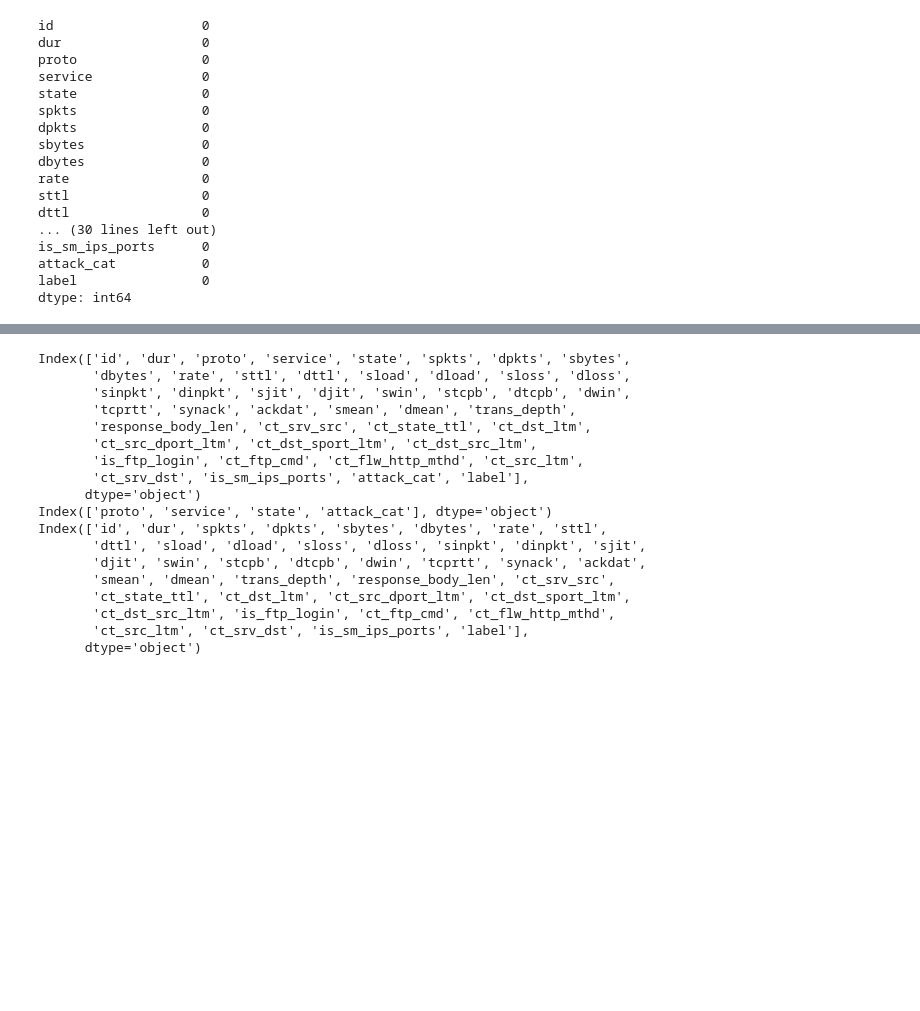
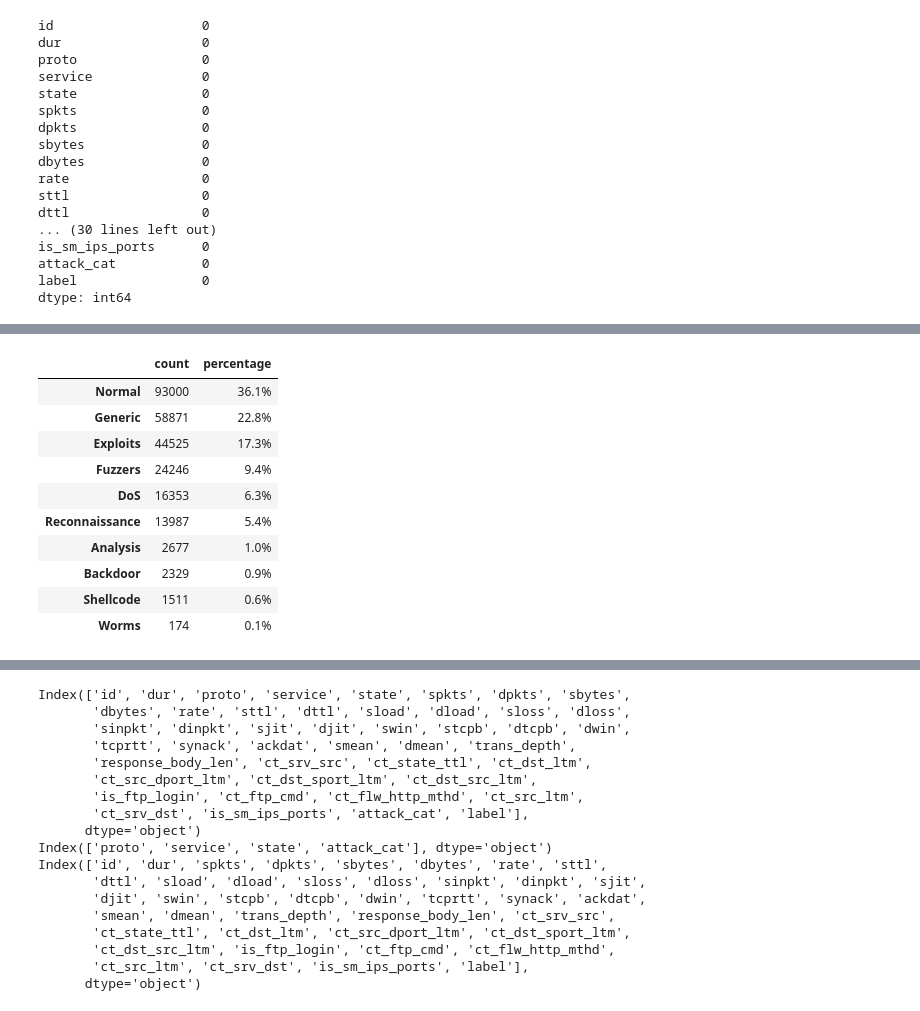
Before and after one commit to conflick0/bdm_project, a Jupyter notebook: notebooks/anomaly_detection/data_analysis.ipynb, the cells around one changed output, grey strips where cells are left out. Cells and saved outputs as stored; diff of their text form; code cells hidden in the pictures; blank space fills up the shorter version.

```diff
--- a/notebooks/anomaly_detection/data_analysis.ipynb
+++ b/notebooks/anomaly_detection/data_analysis.ipynb
@@ -50,0 +68,19 @@ def remove_dump_values(data, cols):
+# %%
+pd.DataFrame(
+    {
+        'count': data['attack_cat'].value_counts(),
+        'percentage': data['attack_cat'].value_counts(normalize=True).mul(100).round(1).astype(str) + '%'
+    }
+)
+# %% [output]
+|  | count | percentage |
+| Normal | 93000 | 36.1% |
+| Generic | 58871 | 22.8% |
+| Exploits | 44525 | 17.3% |
+| Fuzzers | 24246 | 9.4% |
+| DoS | 16353 | 6.3% |
+| Reconnaissance | 13987 | 5.4% |
+| Analysis | 2677 | 1.0% |
+| Backdoor | 2329 | 0.9% |
+| Shellcode | 1511 | 0.6% |
+| Worms | 174 | 0.1% |
```
Also changed, not shown: parts of 20 cells of this notebook.
